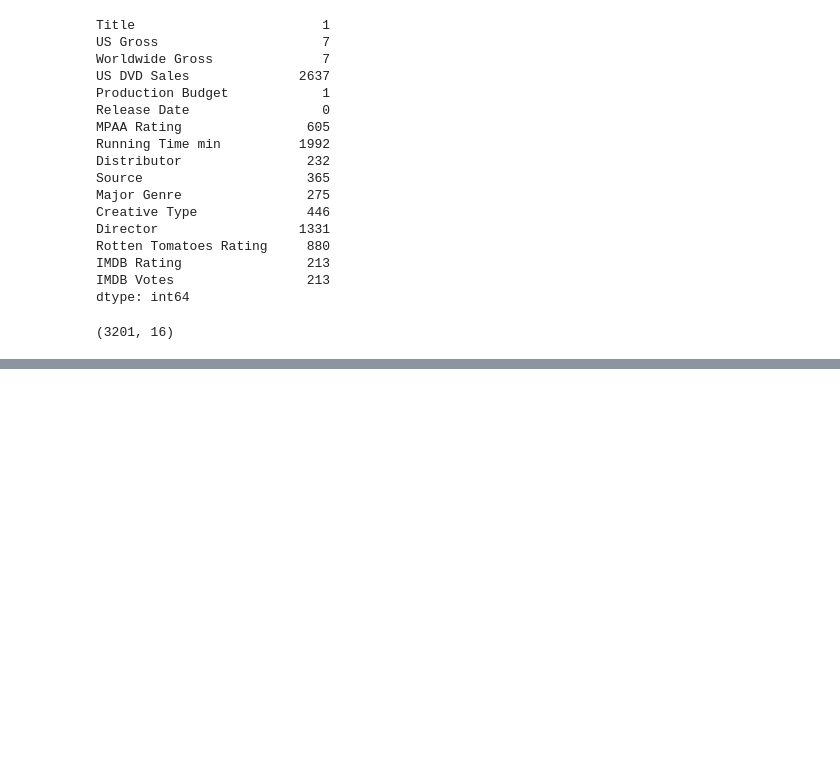
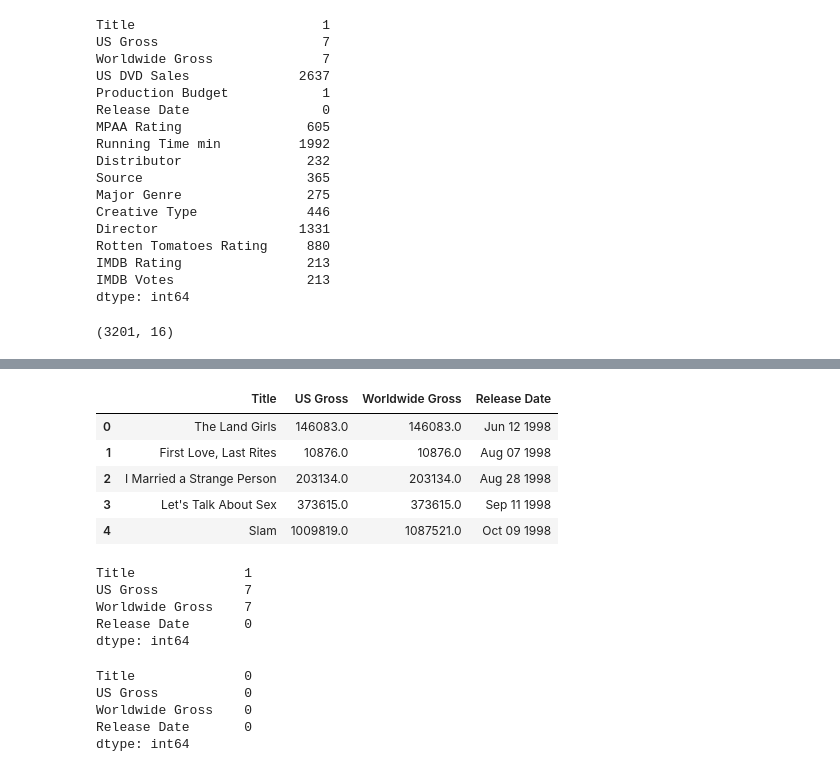
Before and after one commit to george887/time-series-exercises, a Jupyter notebook: model.ipynb, the cells around one changed output, grey strips where cells are left out. Drawn from its saved outputs; the diff is of its cells as text; code cells hidden in the pictures; blank space fills up the shorter version.

```diff
--- a/model.ipynb
+++ b/model.ipynb
@@ -806,0 +561,21 @@ df.shape
+# %%
+df = df.drop(columns = ['US DVD Sales','Production Budget','MPAA Rating','Running Time min',
+ 'Distributor','Source','Major Genre',
+ 'Creative Type','Director','Rotten Tomatoes Rating','IMDB Rating','IMDB Votes'])
+# %%
+df.head()
+# %% [output]
+|  | Title | US Gross | Worldwide Gross | Release Date |
+| 0 | The Land Girls | 146083.0 | 146083.0 | Jun 12 1998 |
+| 1 | First Love, Last Rites | 10876.0 | 10876.0 | Aug 07 1998 |
+| 2 | I Married a Strange Person | 203134.0 | 203134.0 | Aug 28 1998 |
+| 3 | Let's Talk About Sex | 373615.0 | 373615.0 | Sep 11 1998 |
+| 4 | Slam | 1009819.0 | 1087521.0 | Oct 09 1998 |
+# %%
+df.isnull().sum()
+# %% [output]
+Title              1
+US Gross           7
+Worldwide Gross    7
+Release Date       0
+dtype: int64
@@ -807 +584,9 @@ df.shape
+# %%
+df.isnull().sum()
+# %% [output]
+Title              0
+US Gross           0
+Worldwide Gross    0
+Release Date       0
+dtype: int64
 # %%
```
Also changed, not shown: parts of 61 cells of this notebook.
